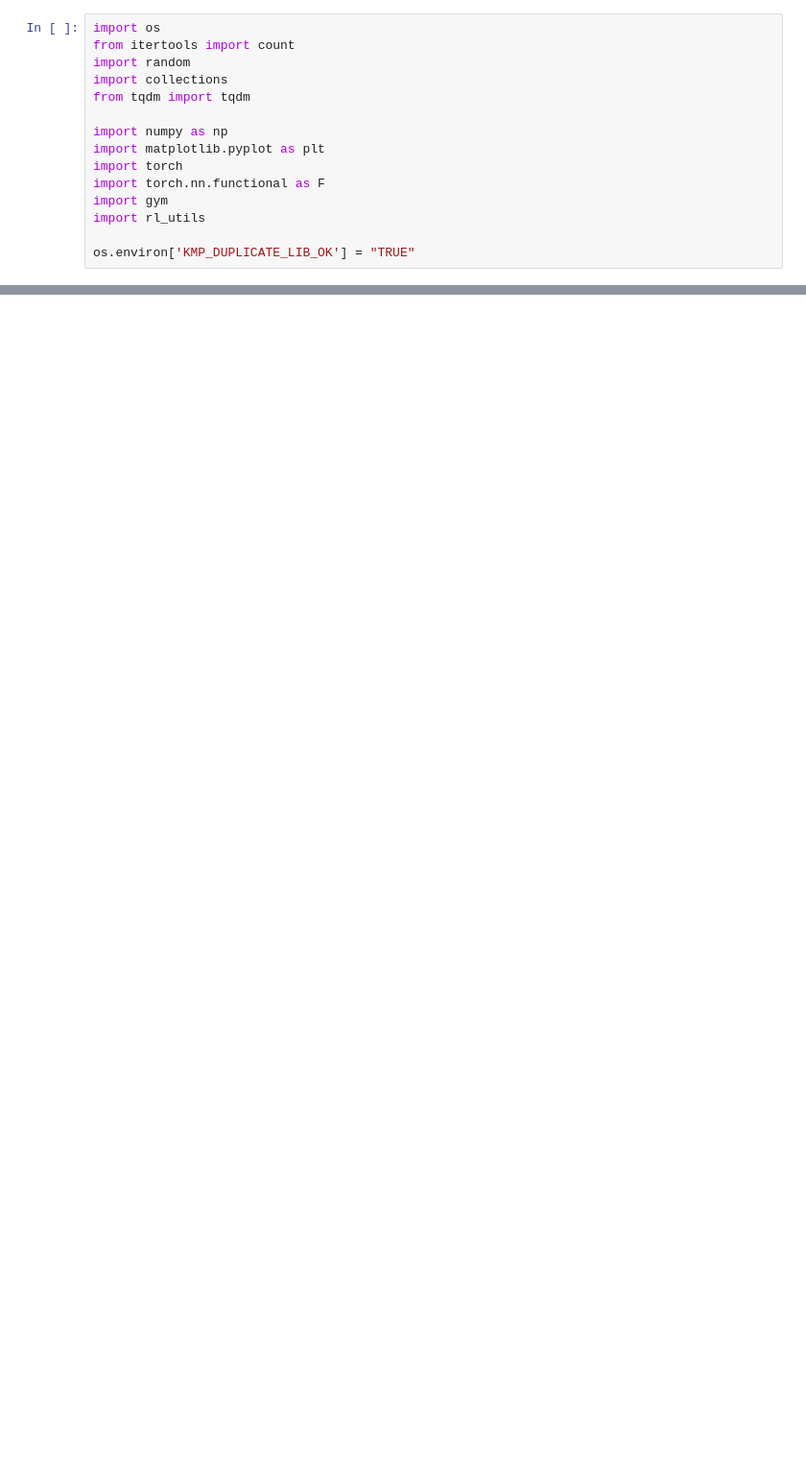
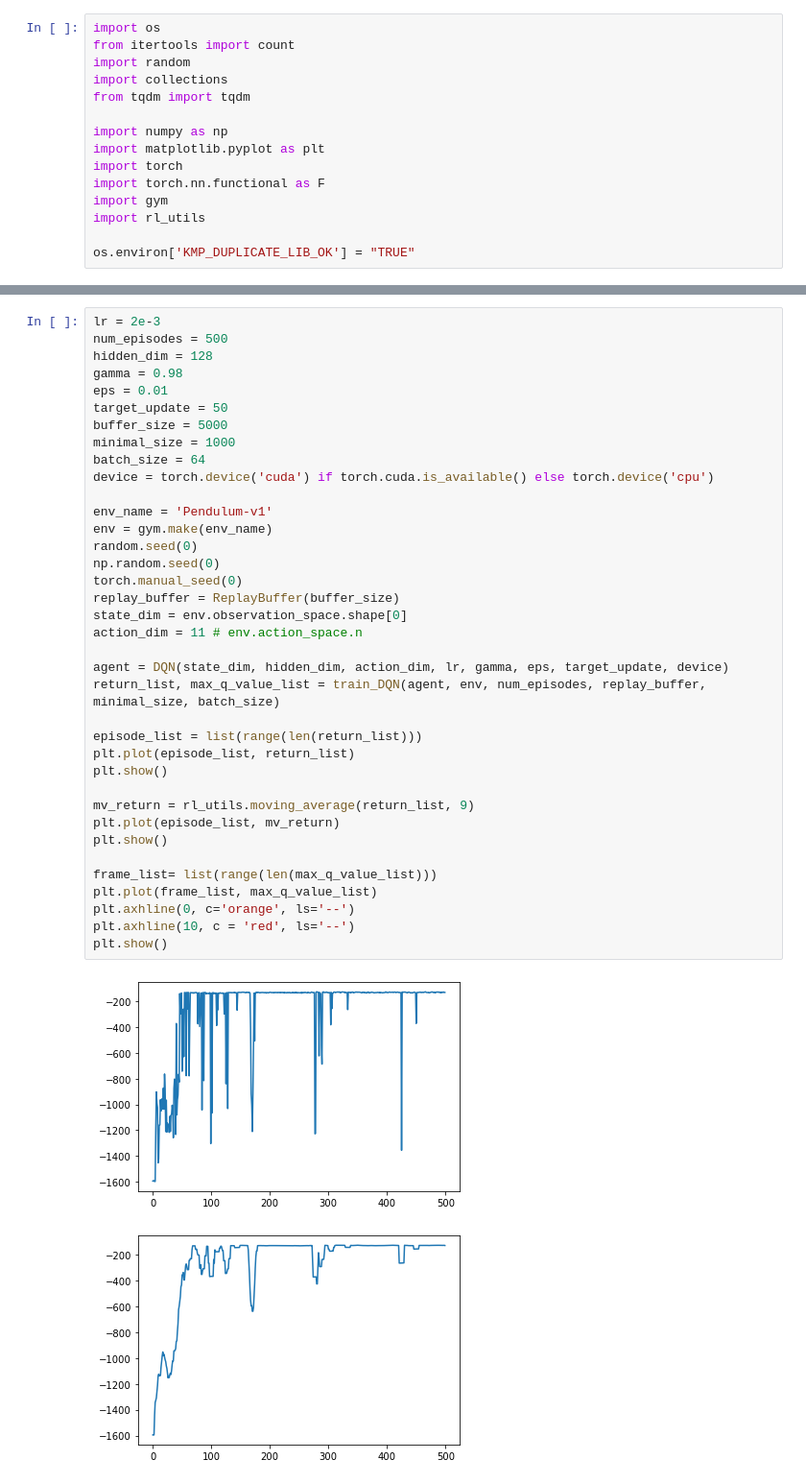
Before and after one commit to coverdark/hrl, a Jupyter notebook: DQN.ipynb, the cells around one changed output, grey strips where cells are left out. Shown: that part at 96% size. Saved outputs shown, nothing was run; the diff lists cells and outputs as text; blank space fills up the shorter version.

```diff
--- a/DQN.ipynb
+++ b/DQN.ipynb
@@ -124,0 +186,40 @@ state_dim: 4, hidden_dim: 128, action_dim: 2
+# %%
+lr = 2e-3
+num_episodes = 500
+hidden_dim = 128
+gamma = 0.98
+eps = 0.01
+target_update = 50
+buffer_size = 5000
+minimal_size = 1000
+batch_size = 64
+device = torch.device('cuda') if torch.cuda.is_available() else torch.device('cpu')
+
+env_name = 'Pendulum-v1'
+env = gym.make(env_name)
+random.seed(0)
+np.random.seed(0)
+torch.manual_seed(0)
+replay_buffer = ReplayBuffer(buffer_size)
+state_dim = env.observation_space.shape[0]
+action_dim = 11 # env.action_space.n
+
+agent = DQN(state_dim, hidden_dim, action_dim, lr, gamma, eps, target_update, device)
+return_list, max_q_value_list = train_DQN(agent, env, num_episodes, replay_buffer, minimal_size, batch_size)
+
+episode_list = list(range(len(return_list)))
+plt.plot(episode_list, return_list)
+plt.show()
+
+mv_return = rl_utils.moving_average(return_list, 9)
+plt.plot(episode_list, mv_return)
+plt.show()
+
+frame_list= list(range(len(max_q_value_list)))
+plt.plot(frame_list, max_q_value_list)
+plt.axhline(0, c='orange', ls='--')
+plt.axhline(10, c = 'red', ls='--')
+plt.show()
+# %% [output]
+[figure, added]
+[figure, added]
```
Also changed, not shown: parts of 6 cells of this notebook.
